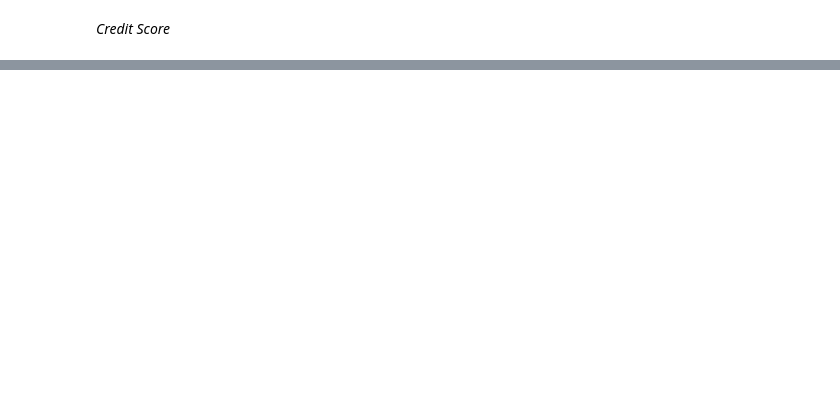
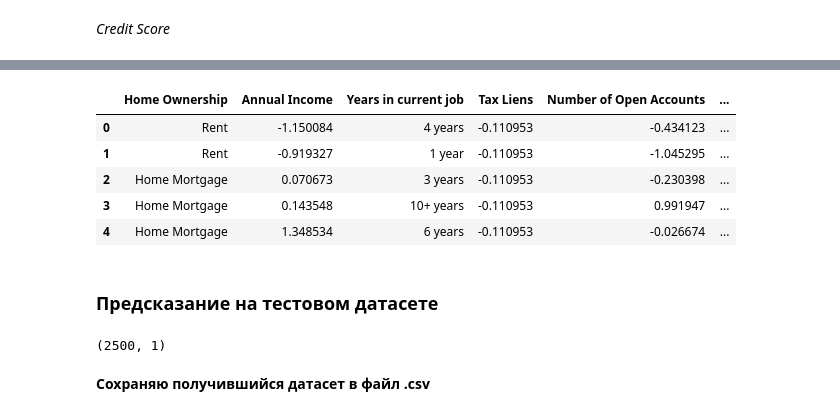
Before and after one commit to AntonyVasilev/Libs_for_DS_additional, a Jupyter notebook: my_solution/AVasilev_solution.ipynb, the cells around one changed output, grey strips where cells are left out. Drawn from its saved outputs; the diff is of its cells as text; code cells hidden in the pictures; blank space fills up the shorter version.

```diff
--- a/my_solution/AVasilev_solution.ipynb
+++ b/my_solution/AVasilev_solution.ipynb
@@ -1597,0 +817,16 @@ df_test.info()
+# %%
+df_norm_test = df_test.copy()
+df_norm_test[NUM_FEATURE_NAMES] = scaler.transform(df_norm_test[NUM_FEATURE_NAMES])
+
+df_test = df_norm_test.copy()
+# %%
+df_test.head()
+# %% [output]
+|  | Home Ownership | Annual Income | Years in current job | Tax Liens | Number of Open Accounts | ... |
+| 0 | Rent | -1.150084 | 4 years | -0.110953 | -0.434123 | ... |
+| 1 | Rent | -0.919327 | 1 year | -0.110953 | -1.045295 | ... |
+| 2 | Home Mortgage | 0.070673 | 3 years | -0.110953 | -0.230398 | ... |
+| 3 | Home Mortgage | 0.143548 | 10+ years | -0.110953 | 0.991947 | ... |
+| 4 | Home Mortgage | 1.348534 | 6 years | -0.110953 | -0.026674 | ... |
+# %% [markdown]
+### Предсказание на тестовом датасете
@@ -1597,0 +835,7 @@ df_test.info()
+# %%
+df_test_preds = pd.DataFrame(data=y_test_pred, columns=[TARGET_NAME])
+df_test_preds.shape
+# %% [output]
+(2500, 1)
+# %% [markdown]
+**Сохраняю получившийся датасет в файл .csv**
```
Also changed, not shown: parts of 275 cells of this notebook, 13 other files.
